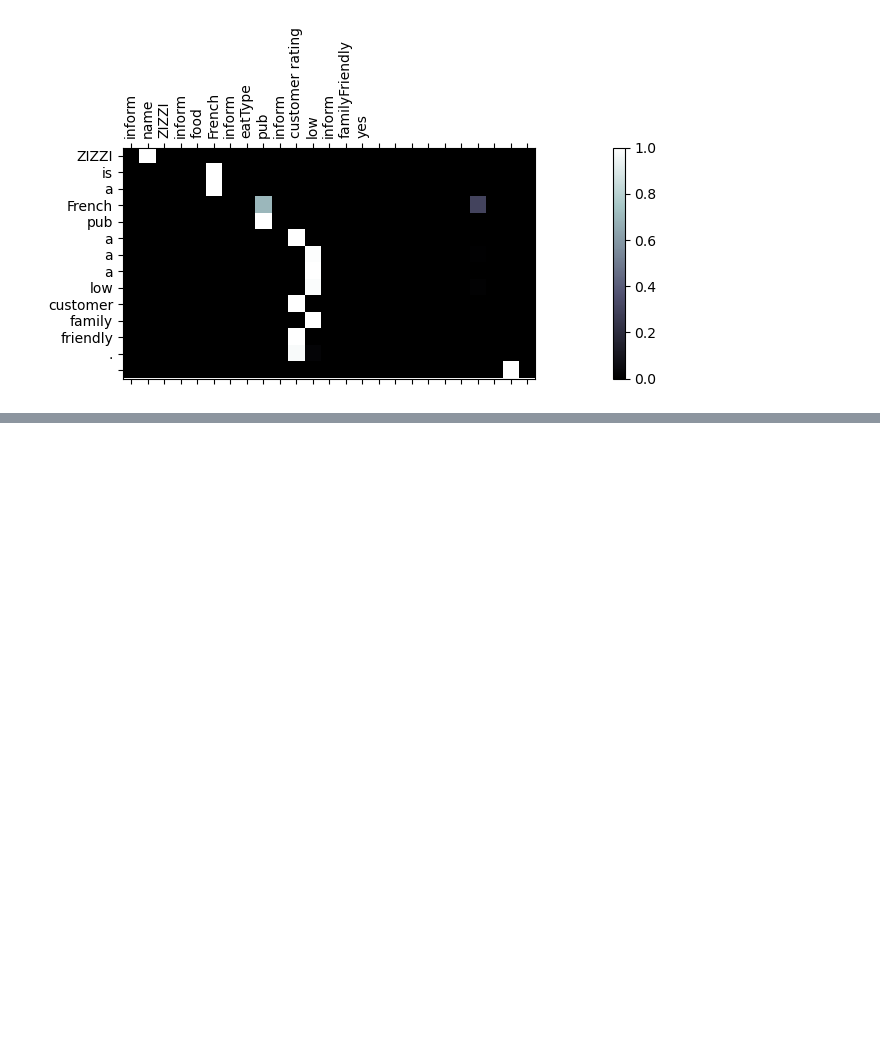
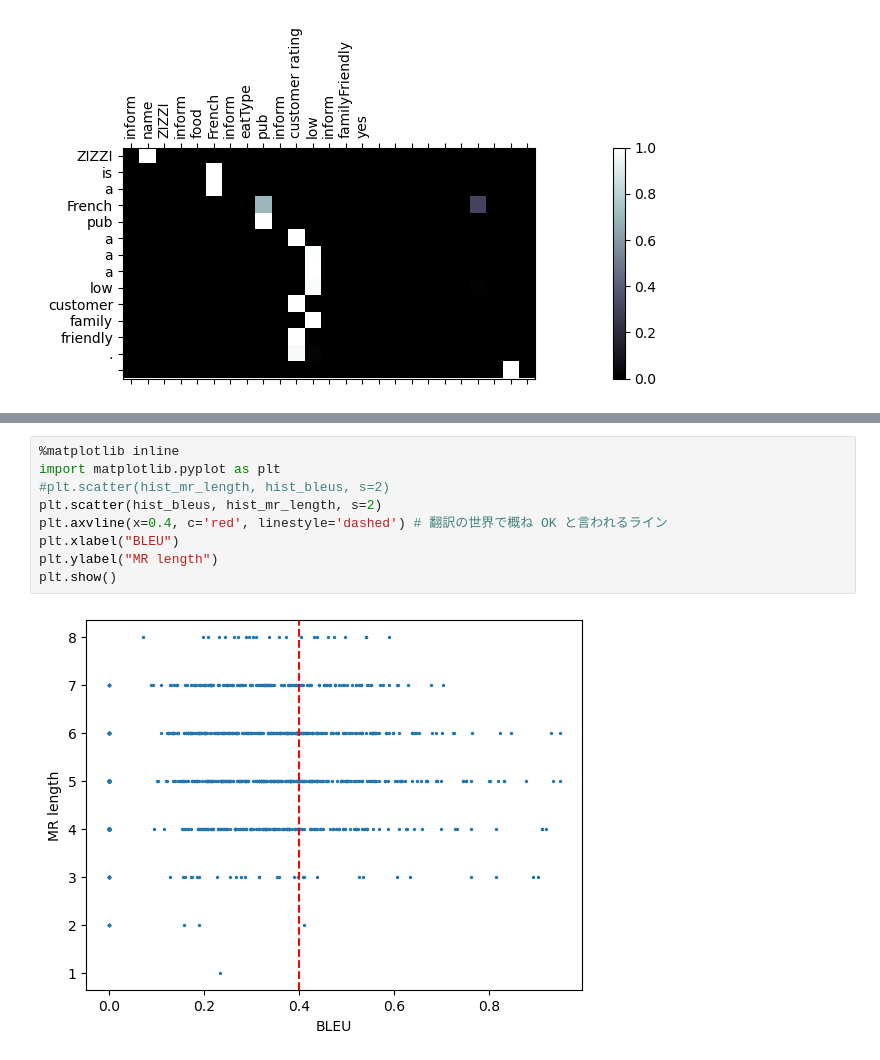
Before and after one commit to ymuto0302/data-to-text, a Jupyter notebook: seq2seq_with_attention_for_E2E.ipynb, the cells around one changed output, grey strips where cells are left out. Cells and saved outputs as stored; diff of their text form; blank space fills up the shorter version.

```diff
--- a/seq2seq_with_attention_for_E2E.ipynb
+++ b/seq2seq_with_attention_for_E2E.ipynb
@@ -715,0 +861,11 @@ output = ZIZZI is a French pub a a a low customer family friendly .
+# %%
+%matplotlib inline
+import matplotlib.pyplot as plt
+#plt.scatter(hist_mr_length, hist_bleus, s=2)
+plt.scatter(hist_bleus, hist_mr_length, s=2)
+plt.axvline(x=0.4, c='red', linestyle='dashed') # 翻訳の世界で概ね OK と言われるライン
+plt.xlabel("BLEU")
+plt.ylabel("MR length")
+plt.show()
+# %% [output]
+[figure, added]
```
Also changed, not shown: parts of 17 cells of this notebook.
